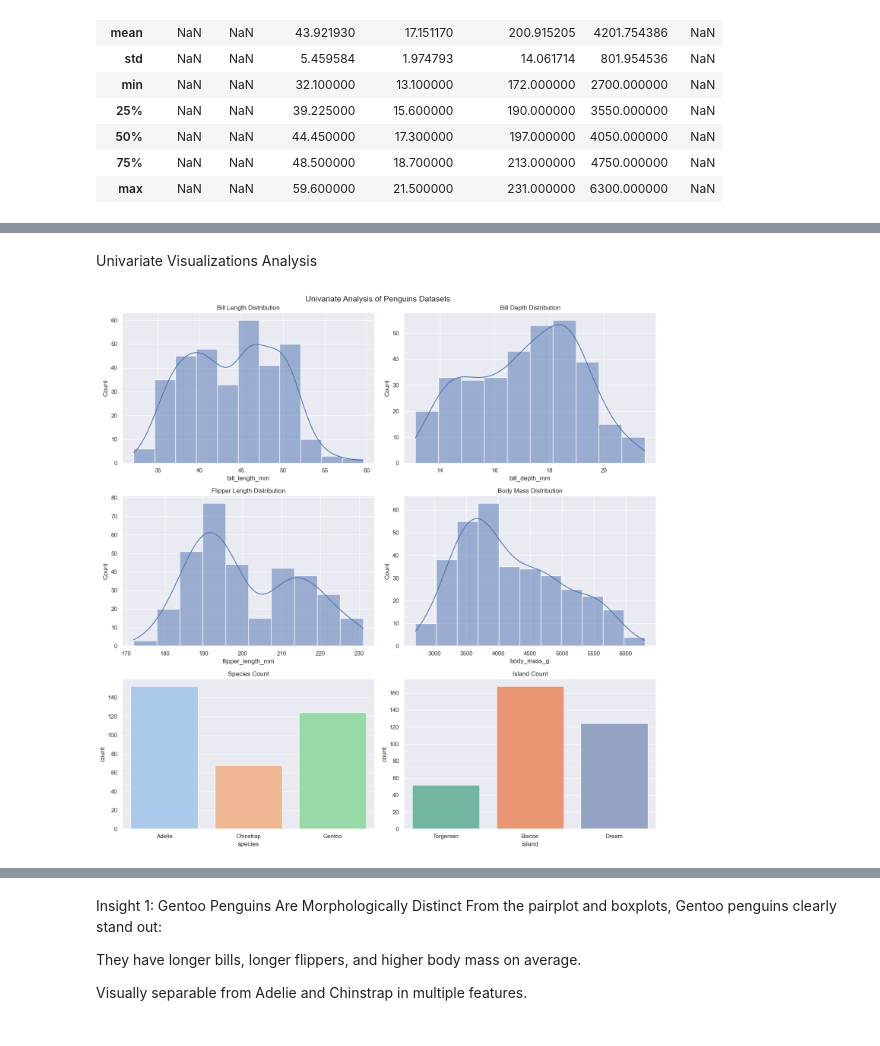
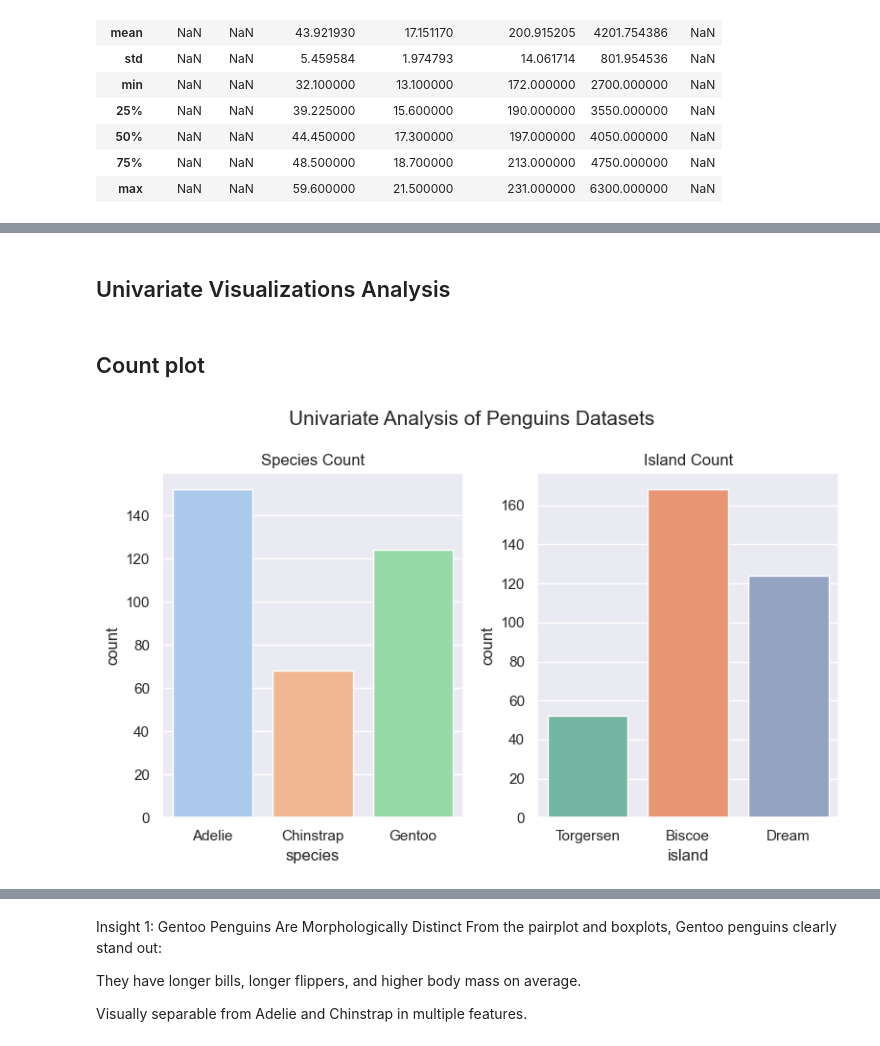
Before and after one commit to harinakhati/penguinsdatasets_visualization, a Jupyter notebook: Penguins.ipynb, the cells around one changed output, grey strips where cells are left out. Cells and saved outputs as stored; diff of their text form; code cells hidden in the pictures.

```diff
--- a/Penguins.ipynb
+++ b/Penguins.ipynb
@@ -79,42 +81,28 @@ dtype: int64
 # %% [markdown]
-Univariate Visualizations Analysis
+## Univariate Visualizations Analysis
+# %% [markdown]
+## Count plot
 # %%
 import matplotlib.pyplot as plt
 import seaborn as sns
 
 #Setting up the visual theme
 sns.set_theme(style="darkgrid")
 
 #Prepare the figure layout
-fig, axes = plt.subplots(3, 2, figsize=(15, 15))
+fig, axes = plt.subplots(1, 2, figsize=(8, 5))
 fig.suptitle('Univariate Analysis of Penguins Datasets', fontsize=15)
 
-#Histogram for bill_length_mm
-sns.histplot(data=df.dropna(), kde=True, x='bill_length_mm', ax=axes[0, 0])
-axes[0, 0].set_title('Bill Length Distribution')
-
-#Histogram for bill_depth_mm
-sns.histplot(data=df.dropna(),kde=True, x='bill_depth_mm', ax=axes[0, 1])
-axes[0, 1].set_title('Bill Depth Distribution')
-
-#Histogram for flipper_length_mm
-sns.histplot(data=df.dropna(),kde=True, x='flipper_length_mm', ax=axes[1, 0])
-axes[1, 0].set_title('Flipper Length Distribution')
-
-#Histogram for body_mass_g
-sns.histplot(data=df.dropna(),kde=True, x='body_mass_g', ax=axes[1, 1])
-axes[1, 1].set_title('Body Mass Distribution')
-
 #Count plot for species
-sns.countplot(data=df, x='species', ax=axes[2, 0], palette='pastel') # Changed index to axes[2, 0]
-axes[2, 0].set_title('Species Count')
+sns.countplot(data=df, x='species', ax=axes[0], palette='pastel')
+axes[0].set_title('Species Count')
 
 #Count plot for island
-sns.countplot(data=df, x='island', ax=axes[2, 1],palette='Set2') # Changed index to axes[2, 1]
-axes[2, 1].set_title('Island Count')
+sns.countplot(data=df, x='island', ax=axes[1], palette='Set2')
+axes[1].set_title('Island Count')
 
 #Plotting all the histogram
 plt.tight_layout()
 plt.show()
 # %% [output]
-[figure, old version]
+[figure, new version]
```
Also changed, not shown: parts of 30 cells of this notebook.
